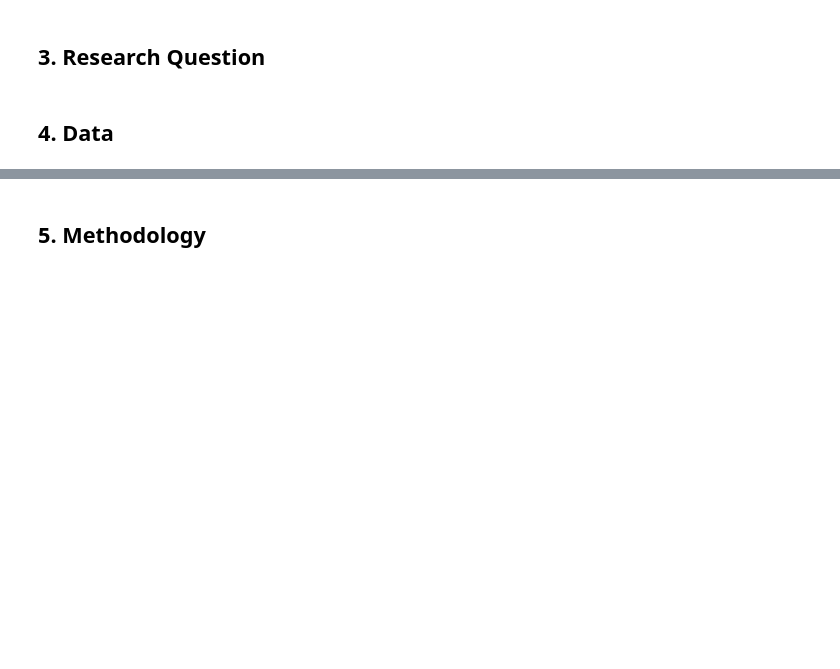
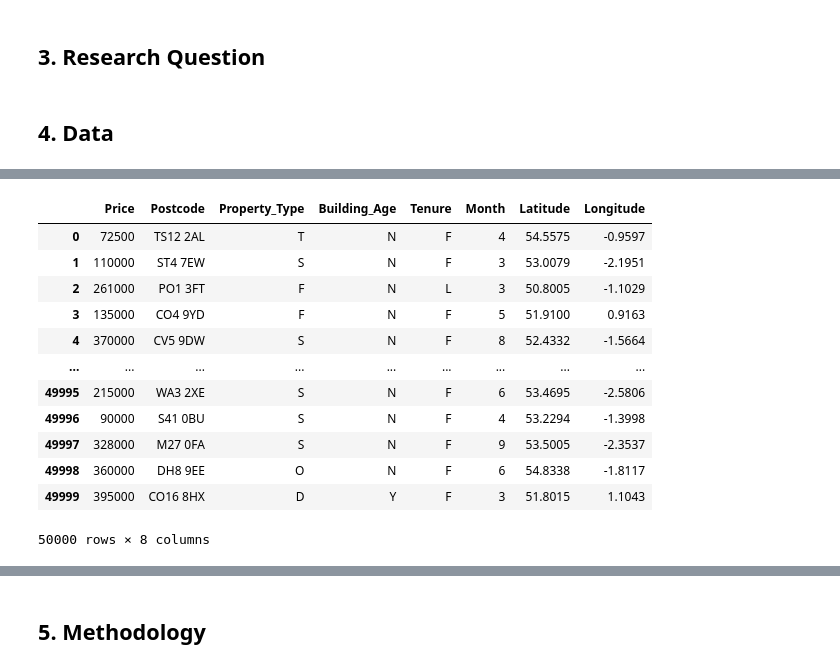
Before and after one commit to joeylizh/DSSS_Assessment, a Jupyter notebook: Assessment_Code.ipynb, the cells around one changed output, grey strips where cells are left out. Saved outputs shown, nothing was run; the diff lists cells and outputs as text; code cells hidden in the pictures; blank space fills up the shorter version.

```diff
--- a/Assessment_Code.ipynb
+++ b/Assessment_Code.ipynb
@@ -21,0 +144,6 @@ start_time = time.time()
+# %%
+np.random.seed(10)
+
+df_subset = df.sample(n=50000)
+
+df_subset
@@ -21,0 +172,8 @@ start_time = time.time()
+# %%
+# Transfer the date data to month data since 2021 Janurary
+df_subset['Month'] = pd.DatetimeIndex(df_subset['Date_of_Transfer']).month
+
+# Drop the date of transfer column
+df_subset = df_subset.drop(['Date_of_Transfer'], axis=1)
+
+df_subset.head()
@@ -21,0 +192,27 @@ start_time = time.time()
+# %%
+# read UK coordinates file into pandas DataFrame
+GBcoords1 = pd.read_csv("Data/GBcoords1.csv")
+GBcoords2 = pd.read_csv("Data/GBcoords2.csv")
+# %%
+# Concat the two coordinate file
+frames = [GBcoords1, GBcoords2]
+
+GBcoords = pd.concat(frames)
+# %%
+# Merge the latitude and longitude data into the datasets
+df_subset  = df_subset.merge(GBcoords, on='Postcode', how='left')
+df_subset
+# %% [output]
+|  | Price | Postcode | Property_Type | Building_Age | Tenure | Month | Latitude | Longitude |
+| 0 | 72500 | TS12 2AL | T | N | F | 4 | 54.5575 | -0.9597 |
+| 1 | 110000 | ST4 7EW | S | N | F | 3 | 53.0079 | -2.1951 |
+| 2 | 261000 | PO1 3FT | F | N | L | 3 | 50.8005 | -1.1029 |
+| 3 | 135000 | CO4 9YD | F | N | F | 5 | 51.9100 | 0.9163 |
+| 4 | 370000 | CV5 9DW | S | N | F | 8 | 52.4332 | -1.5664 |
+| ... | ... | ... | ... | ... | ... | ... | ... | ... |
+| 49995 | 215000 | WA3 2XE | S | N | F | 6 | 53.4695 | -2.5806 |
+| 49996 | 90000 | S41 0BU | S | N | F | 4 | 53.2294 | -1.3998 |
+| 49997 | 328000 | M27 0FA | S | N | F | 9 | 53.5005 | -2.3537 |
+| 49998 | 360000 | DH8 9EE | O | N | F | 6 | 54.8338 | -1.8117 |
+| 49999 | 395000 | CO16 8HX | D | Y | F | 3 | 51.8015 | 1.1043 |
+50000 rows × 8 columns
```
Also changed, not shown: parts of 32 cells of this notebook, 5 other files.
